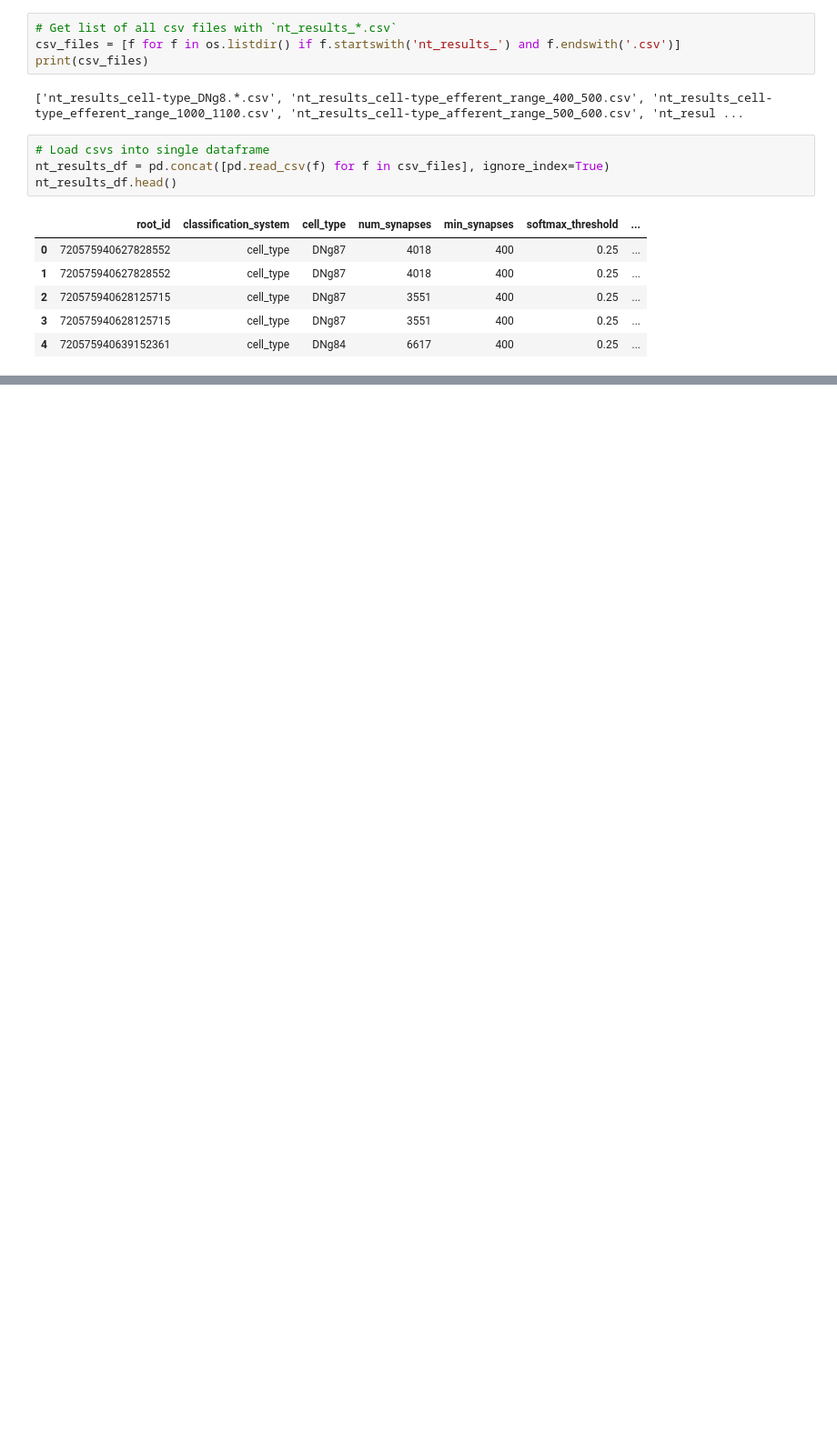
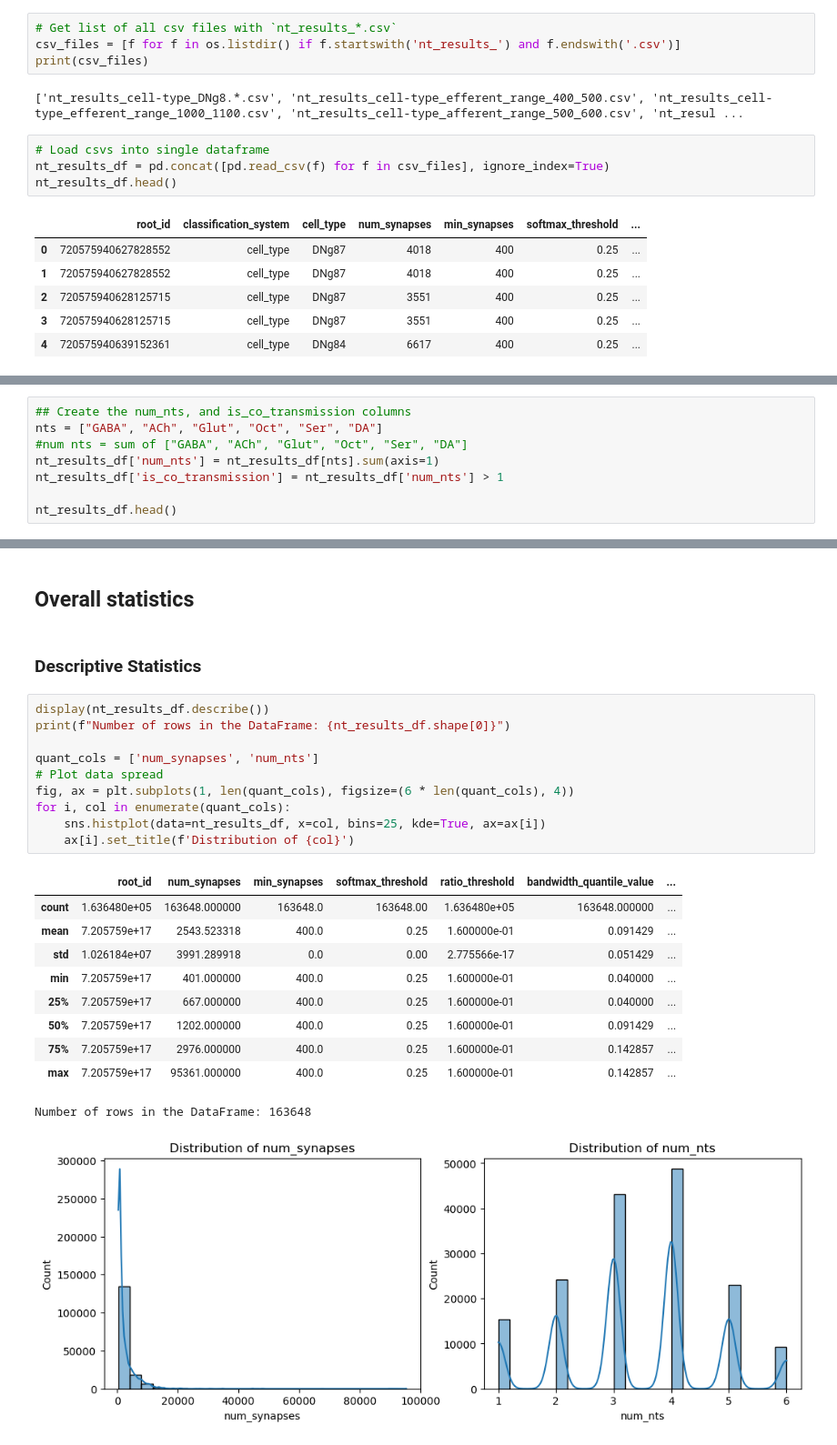
Before and after one commit to MetaCell/ai-model-for-connectomics, a Jupyter notebook: notebooks/fauai-12_ViewCoTransmissionPatterns.ipynb, the cells around one changed output, grey strips where cells are left out. Shown at 91% size. Drawn from its saved outputs; the diff is of its cells as text; blank space fills up the shorter version.

```diff
--- a/notebooks/fauai-12_ViewCoTransmissionPatterns.ipynb
+++ b/notebooks/fauai-12_ViewCoTransmissionPatterns.ipynb
@@ -28,0 +31,8 @@ nt_results_df.head()
+# %%
+## Create the num_nts, and is_co_transmission columns
+nts = ["GABA", "ACh", "Glut", "Oct", "Ser", "DA"]
+#num nts = sum of ["GABA", "ACh", "Glut", "Oct", "Ser", "DA"]
+nt_results_df['num_nts'] = nt_results_df[nts].sum(axis=1)
+nt_results_df['is_co_transmission'] = nt_results_df['num_nts'] > 1
+
+nt_results_df.head()
@@ -28,0 +46,26 @@ nt_results_df.head()
+# %% [markdown]
+## Overall statistics
+# %% [markdown]
+### Descriptive Statistics
+# %%
+display(nt_results_df.describe())
+print(f"Number of rows in the DataFrame: {nt_results_df.shape[0]}")
+
+quant_cols = ['num_synapses', 'num_nts']
+# Plot data spread
+fig, ax = plt.subplots(1, len(quant_cols), figsize=(6 * len(quant_cols), 4))
+for i, col in enumerate(quant_cols):
+    sns.histplot(data=nt_results_df, x=col, bins=25, kde=True, ax=ax[i])
+    ax[i].set_title(f'Distribution of {col}')
+# %% [output]
+|  | root_id | num_synapses | min_synapses | softmax_threshold | ratio_threshold | bandwidth_quantile_value | ... |
+| count | 1.636480e+05 | 163648.000000 | 163648.0 | 163648.00 | 1.636480e+05 | 163648.000000 | ... |
+| mean | 7.205759e+17 | 2543.523318 | 400.0 | 0.25 | 1.600000e-01 | 0.091429 | ... |
+| std | 1.026184e+07 | 3991.289918 | 0.0 | 0.00 | 2.775566e-17 | 0.051429 | ... |
+| min | 7.205759e+17 | 401.000000 | 400.0 | 0.25 | 1.600000e-01 | 0.040000 | ... |
+| 25% | 7.205759e+17 | 667.000000 | 400.0 | 0.25 | 1.600000e-01 | 0.040000 | ... |
+| 50% | 7.205759e+17 | 1202.000000 | 400.0 | 0.25 | 1.600000e-01 | 0.091429 | ... |
+| 75% | 7.205759e+17 | 2976.000000 | 400.0 | 0.25 | 1.600000e-01 | 0.142857 | ... |
+| max | 7.205759e+17 | 95361.000000 | 400.0 | 0.25 | 1.600000e-01 | 0.142857 | ... |
+Number of rows in the DataFrame: 163648
+[figure, added]
```
Also changed, not shown: parts of 20 cells of this notebook.
